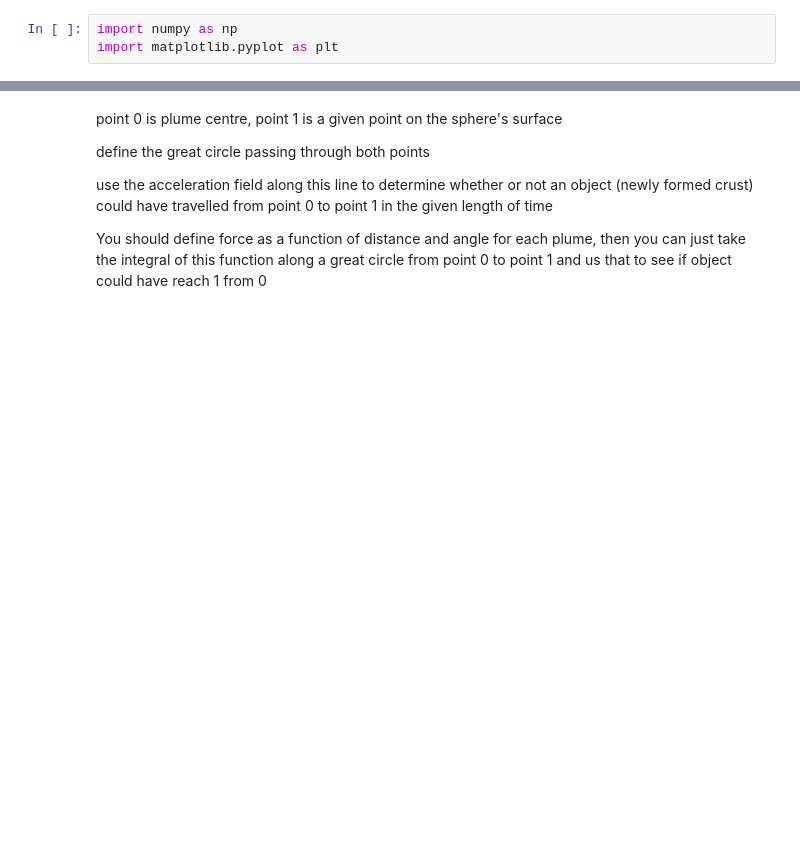
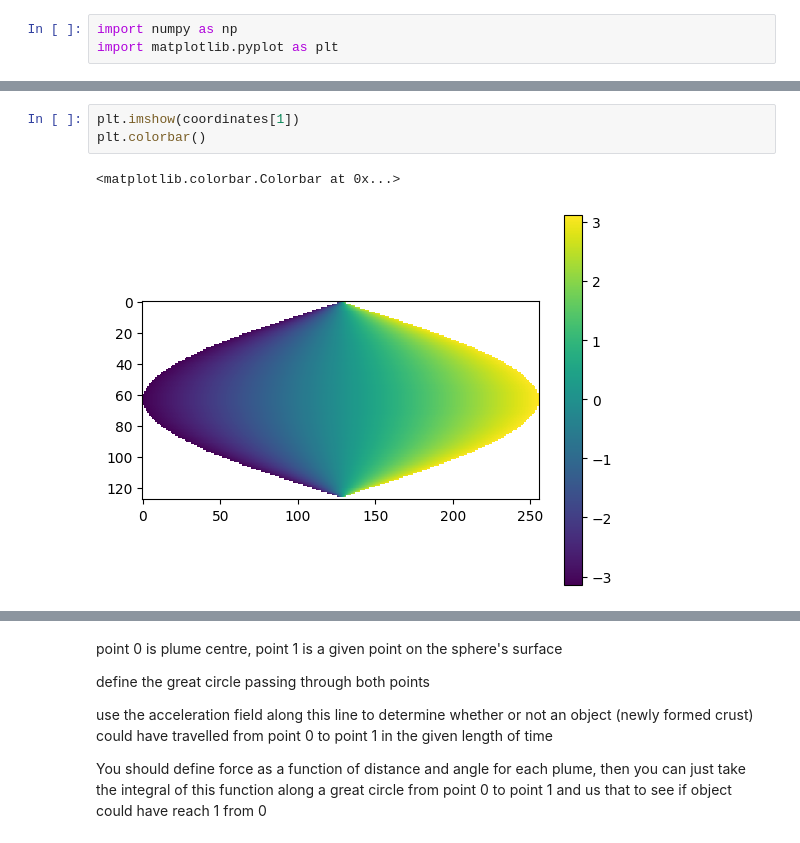
Before and after one commit to douglas-m-harvey/world-system, a Jupyter notebook: sketch.ipynb, the cells around one changed output, grey strips where cells are left out. Drawn from its saved outputs; the diff is of its cells as text; blank space fills up the shorter version.

```diff
--- a/sketch.ipynb
+++ b/sketch.ipynb
@@ -150,0 +257,6 @@ for plume_index in range(no_plumes):
+# %%
+plt.imshow(coordinates[1])
+plt.colorbar()
+# %% [output]
+<matplotlib.colorbar.Colorbar at 0x...>
+[figure, added]
```
Also changed, not shown: parts of 38 cells of this notebook, 3 other files.
